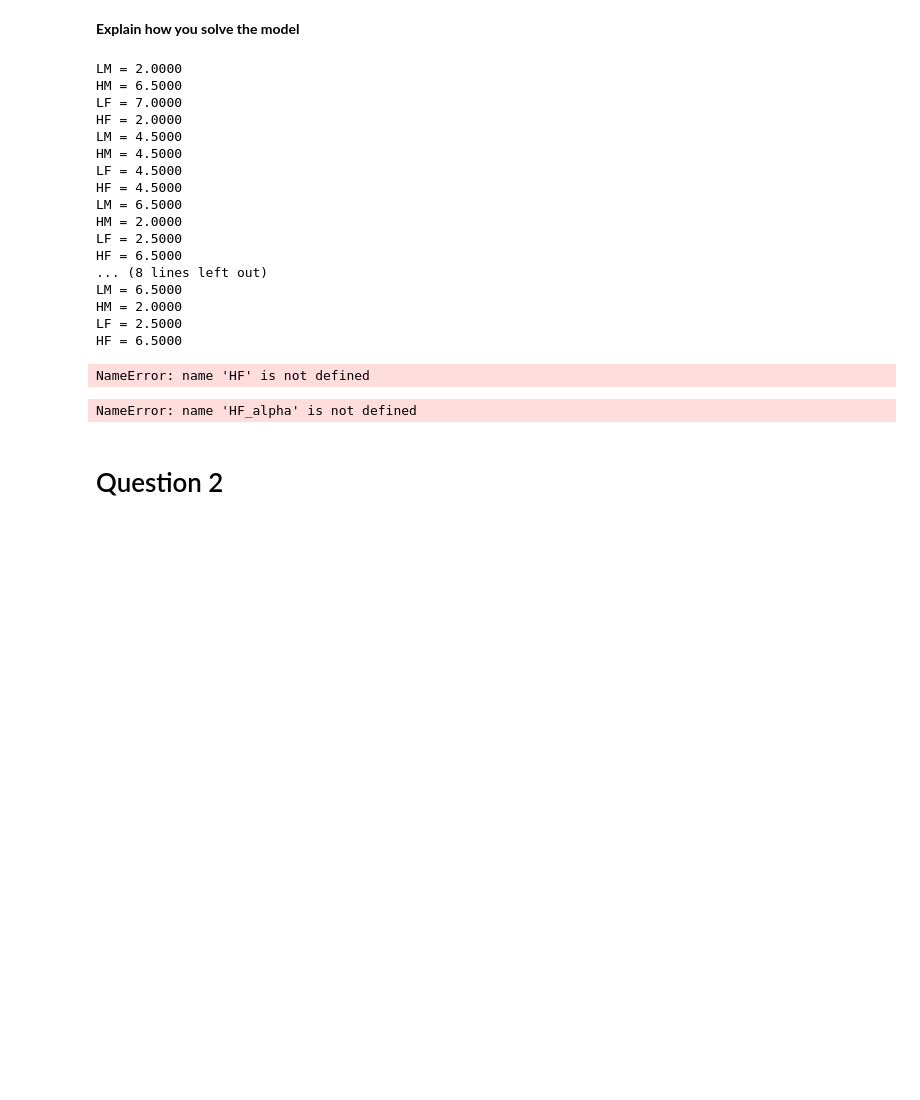
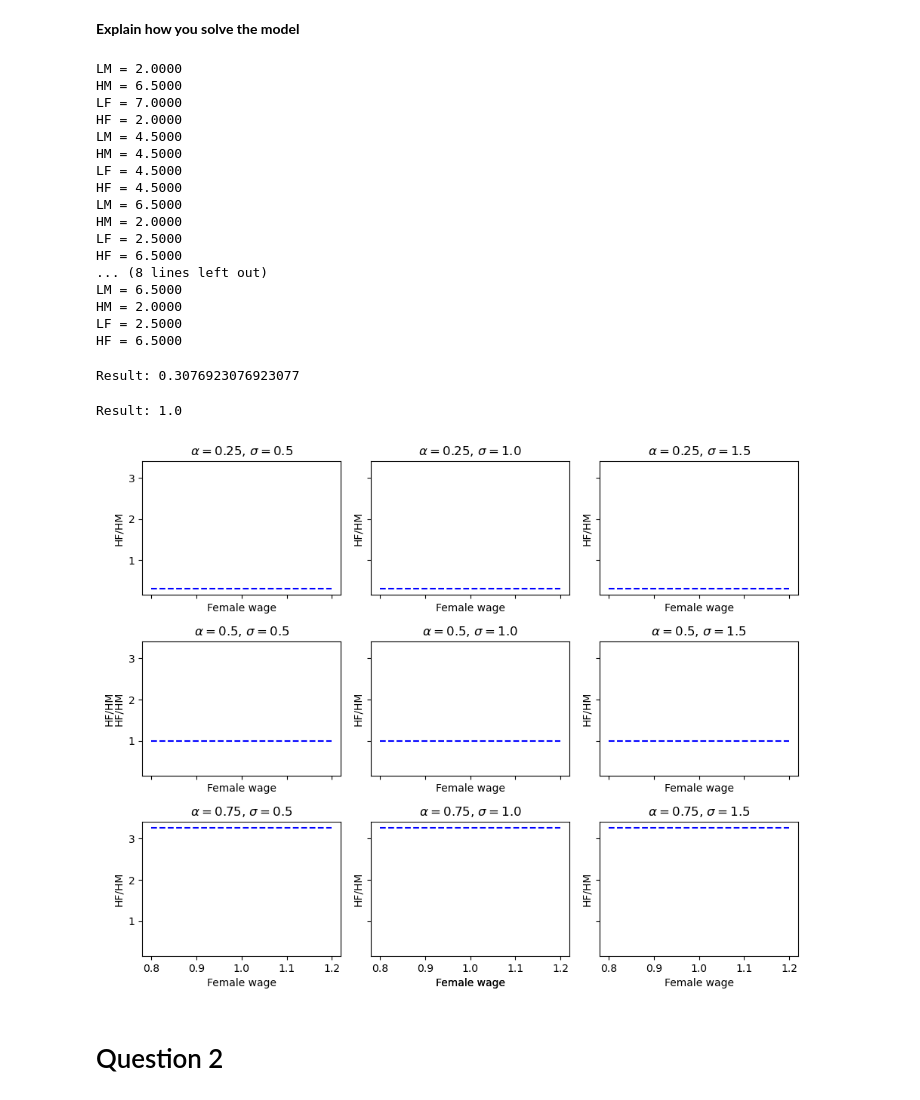
Before and after one commit to julieroddik/projects-2023-mej, a Jupyter notebook: inauguralproject/inauguralproject.ipynb, the cells around one changed output. Cells and saved outputs as stored; diff of their text form; code cells hidden in the pictures; blank space fills up the shorter version.

```diff
--- a/inauguralproject/inauguralproject.ipynb
+++ b/inauguralproject/inauguralproject.ipynb
@@ -25,7 +25,7 @@ import inauguralproject
 
 model = inauguralproject.HouseholdSpecializationModelClass()
 
-# code for solving the model (remember documentation and comments)
+# Make a loop for alpha and sigma and print it
 
 alpha = [0.25, 0.50, 0.75]
 sigma = [0.5,1.0,1.5]
@@ -35,16 +35,6 @@ for i in alpha:
 for j in sigma:
     model.par.sigma = j
     model.solve_discrete(do_print=True)
-
-# print(f'alpha = {alpha:.3f} -> (x1,x2) = ({model.solve_discrete.HM:.3f},{model.solve_discrete.HF:.3f}), u = {model.solve_discrete.LM:.3f}')
-
-
-
-
-for alpha in np.linspace(0.25, 0.50, 0.75):
-    model.par.alpha = alpha
-    model.solve()
-    print(f'alpha = {alpha:.3f} -> (x1,x2) = ({model.opt.HM:.3f},{model.opt.HF:.3f}), u = {model.opt.LM :.3f}')
 # %% [output]
 LM = 2.0000
 HM = 6.5000
@@ -63,10 +53,19 @@ LM = 6.5000
 HM = 2.0000
 LF = 2.5000
 HF = 6.5000
-NameError: name 'HF' is not defined
-# %%
-def model(solve_discrete):
-    HF_alpha = (HF[alpha]/HM[alpha])
-print(HF_alpha)
-# %% [output]
-NameError: name 'HF_alpha' is not defined
+# %%
+HF = 2
+HM = 6.5
+
+result = HF / HM  # Divide using / operator
+print("Result:", result)
+# %% [output]
+Result: 0.3076923076923077
+# %%
+HF = 4.5
+HM = 4.5
+
+result = HF / HM  # Divide using / operator
+print("Result:", result)
+# %% [output]
+Result: 1.0
@@ -73,3 +239,11 @@ NameError: name 'HF_alpha' is not defined
+# %%
+alpha_vals = [0.25, 0.5, 0.75]
+sigma_vals = [0.5, 1.0, 1.5]
+
+model = HouseholdSpecializationModelClass()
+plot_HF_HM(alpha_vals, sigma_vals)
+# %% [output]
+[figure, added]
 # %% [markdown]
 # Question 2
 # %% [markdown]
```
Also changed, not shown: parts of 1 cell of this notebook.
